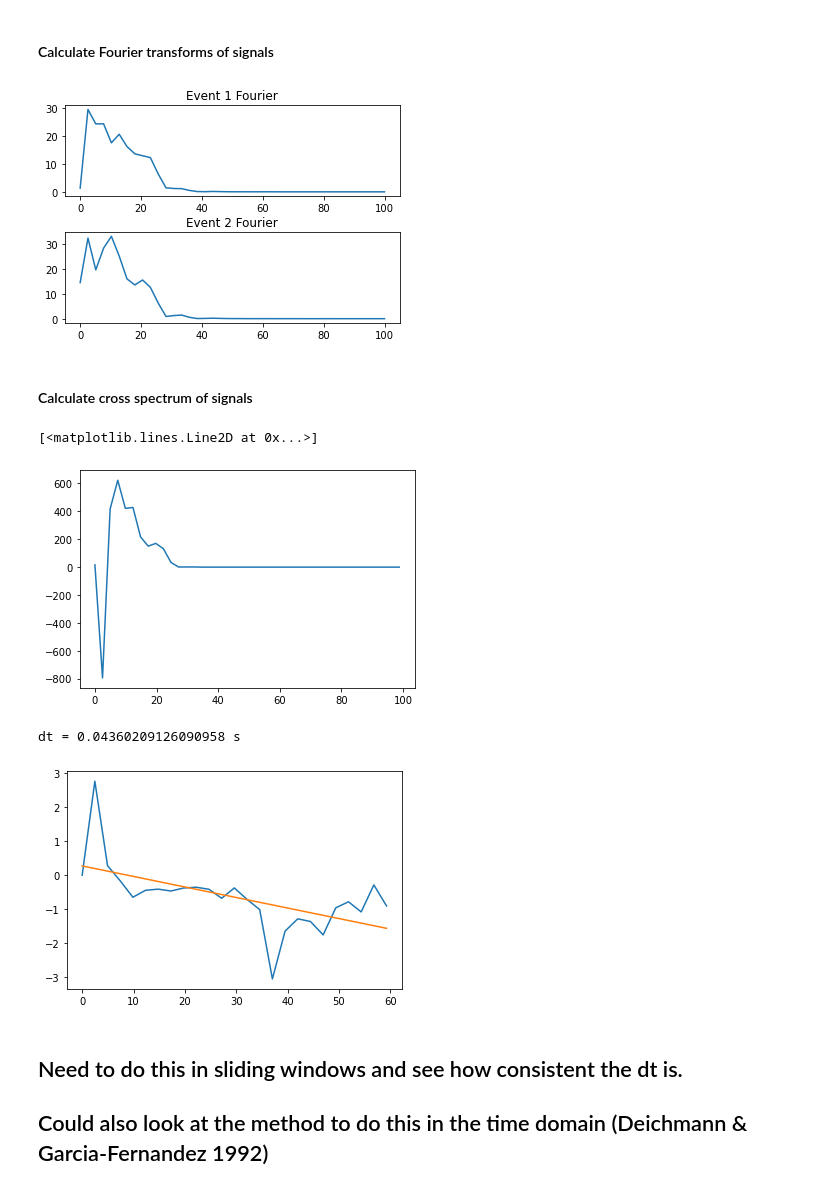
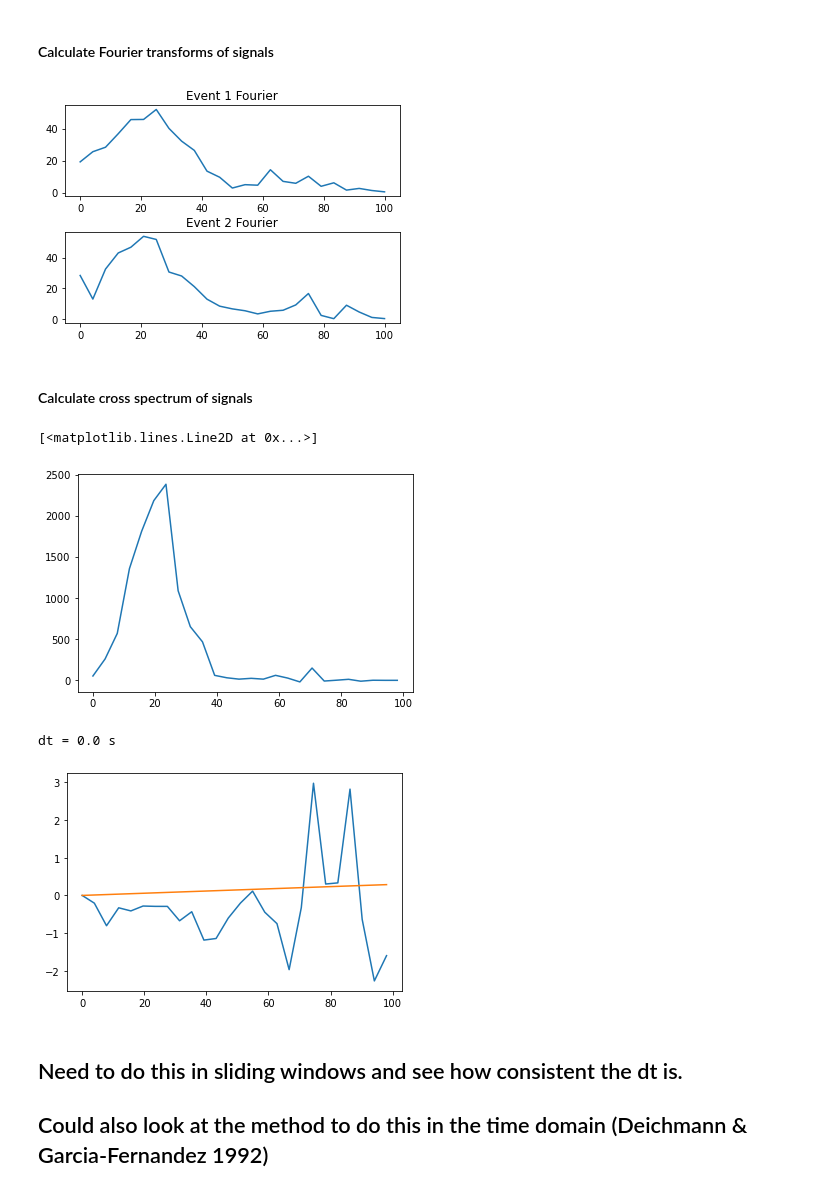
Before and after one commit to zoekrauss/endeavour_clustering, a Jupyter notebook: poupinet.ipynb, the cells around one changed output. Saved outputs shown, nothing was run; the diff lists cells and outputs as text; code cells hidden in the pictures.

```diff
--- a/poupinet.ipynb
+++ b/poupinet.ipynb
@@ -23,5 +27,5 @@ st2 = obspy.read(fid2)
 # %%
 tr1 = st1.select(station='NCHR',channel='EHZ')[0].detrend(type='demean')
 tr2 = st2.select(station='NCHR',channel='EHZ')[0].detrend(type='demean')
-tr1=tr1.filter('bandpass',freqmin=1,freqmax=15)
-tr2=tr2.filter('bandpass',freqmin=1,freqmax=15)
+#tr1=tr1.filter('bandpass',freqmin=1,freqmax=15)
+#tr2=tr2.filter('bandpass',freqmin=1,freqmax=15)
@@ -49,8 +90,8 @@ ax[1].plot(tr2.times(),tr2.data)
 
 #### Trim to a 1.2 s window, 0.6 s before the pick
 # %%
-tr1_trim = tr1.trim(starttime=pick1.time-0.2,endtime=pick1.time+0.2)
-tr2_trim = tr2.trim(starttime=pick2.time-0.2,endtime=pick2.time+0.2)
+tr1_trim = tr1.trim(starttime=pick1.time-0.2,endtime=pick1.time+0.05)
+tr2_trim = tr2.trim(starttime=pick2.time-0.2,endtime=pick2.time+0.05)
 # %%
 fig,ax=plt.subplots(2,1)
 ax[0].plot(tr1_trim.times(),tr1_trim.data)
@@ -106,7 +147,7 @@ ax[1].set_title('Event 2 Fourier')
 plt.subplots_adjust(wspace=0.4,
                     hspace=0.4)
 # %% [output]
-[figure, old version]
+[figure, new version]
 # %% [markdown]
 #### Calculate cross spectrum of signals
 # %%
@@ -116,18 +157,18 @@ f,p = scipy.signal.csd(tr1_trim.data, tr2_trim.data, fs=200, window=window,scali
 plt.plot(f,p)
 # %% [output]
 [<matplotlib.lines.Line2D at 0x...>]
-[figure, old version]
+[figure, new version]
 # %%
 ph = np.angle(p)
-test = np.polyfit(f[:25],ph[:25],1)
-pfit = f[:25]*test[0]+test[1]
-plt.plot(f[:25],np.angle(p)[:25])
-plt.plot(f[:25],pfit)
+test = np.polyfit(f,ph,1)
+pfit = f*test[0]
+plt.plot(f,np.angle(p))
+plt.plot(f,pfit)
 dt = pfit[0]/(2*np.pi)
 print('dt = '+str(dt)+' s')
 # %% [output]
-dt = 0.04360209126090958 s
+dt = 0.0 s
-[figure, old version]
+[figure, new version]
 # %% [markdown]
 ## Need to do this in sliding windows and see how consistent the dt is.
 ## Could also look at the method to do this in the time domain (Deichmann & Garcia-Fernandez 1992)
```
Also changed, not shown: parts of 9 cells of this notebook, 2 other files.
